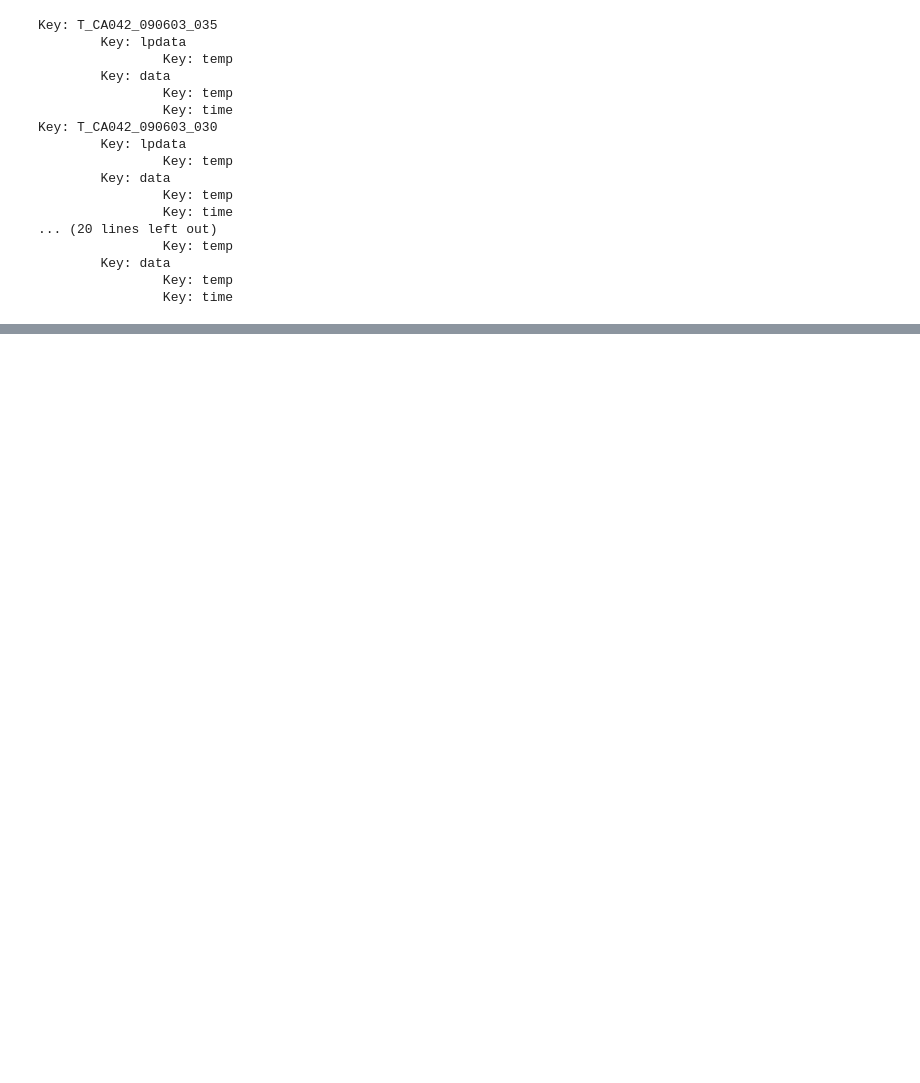
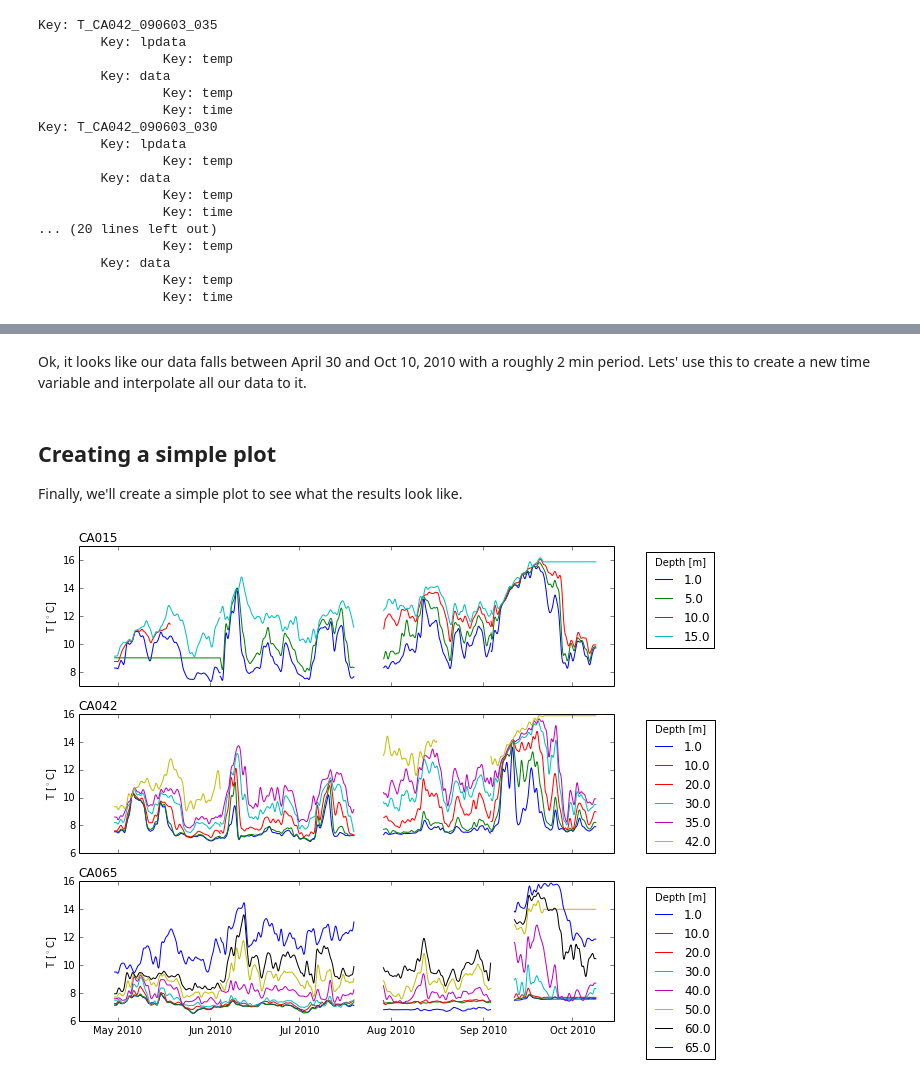
Before and after one commit to PyHOGS/pyhogs.github.io, a Jupyter notebook: notebooks/examples/Reading_complex_mat_files.ipynb, the cells around one changed output, grey strips where cells are left out. Drawn from its saved outputs; the diff is of its cells as text; code cells hidden in the pictures; blank space fills up the shorter version.

```diff
--- a/notebooks/examples/Reading_complex_mat_files.ipynb
+++ b/notebooks/examples/Reading_complex_mat_files.ipynb
@@ -162,0 +322,23 @@ The next step is to combine that data into useful structures.
+# %%
+from matplotlib.dates import num2date   # This converts matplotlib date-nums to Python date objects
+
+for name, station in matdata3.iteritems():
+    T = station['T']   # Just get the temperatures
+    station_mint = np.inf
+    station_maxt = -np.inf
+    print name + ': '
+
+    # Loop through depths find start/stop times and mean dt
+    for depth in sorted(T.keys()):
+        time = T[depth]['time']
+        mint = np.floor(np.nanmin(time))
+        maxt = np.ceil(np.nanmax(time))
+        station_mint = min(mint,station_mint)  # Note difference in min functions (Also, np.fmin)
+        station_maxt = max(maxt,station_maxt)  # Note difference in min function
+
+        dt   = np.nanmean(np.diff(time)) *24*60  # Convert days to minutes
+        print u'\t {}: {} to {}.  ∆t = {:f} min'.format(depth, num2date(mint).strftime('%y-%m-%d'),
+                                                               num2date(maxt).strftime('%y-%m-%d'), dt)
+
+    print '{}: {} to {}'.format(name, num2date(station_mint).strftime('%y-%m-%d'),
+                                      num2date(station_maxt).strftime('%y-%m-%d'))
@@ -162,0 +363,2 @@ The next step is to combine that data into useful structures.
+# %% [markdown]
+Ok, it looks like our data falls between April 30 and Oct 10, 2010 with a roughly 2 min period.  Lets' use this to create a new time variable and interpolate all our data to it.
@@ -162,0 +392,25 @@ The next step is to combine that data into useful structures.
+# %% [markdown]
+## Creating a simple plot
+Finally, we'll create a simple plot to see what the results look like.
+# %%
+from matplotlib.dates import MonthLocator
+
+f,ax = plt.subplots(3,1)
+f.set_size_inches(11,8.5)
+
+for a, s in zip(ax, sorted(matdata4.keys())):
+    a.plot(matdata4[s]['time'], matdata4[s]['lptemp'].T,'-')
+    a.set_ylabel('T [$^\circ$C]')
+    a.set_title(s, loc='left')
+    # This sticks the legend outside of the axes. Note that if you don't adjust
+    # the axis width, the legend will be 'off the page'.
+    L =a.legend(matdata4[s]['depth'], bbox_to_anchor=(1.05, 1), loc=2)
+    L.set_title('Depth [m]')
+    f.subplots_adjust(right=0.8) # adjust axis width
+
+ax[-1].xaxis_date()
+for a in ax[:-1]:
+    a.set_xticks(ax[-1].get_xticks())
+    a.set_xticklabels([])
+# %% [output]
+[figure, added]
```
Also changed, not shown: parts of 21 cells of this notebook, 1 other file.
